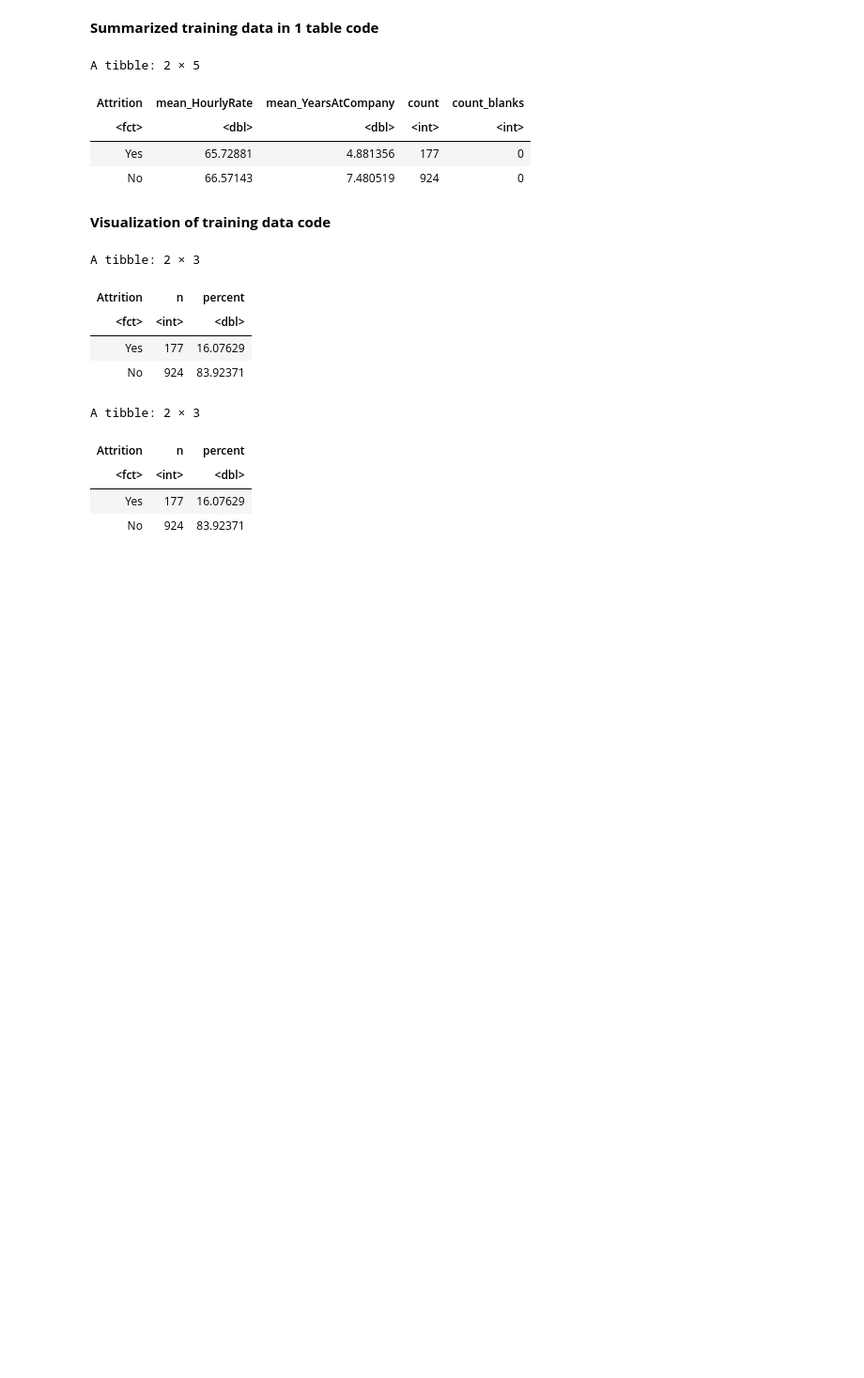
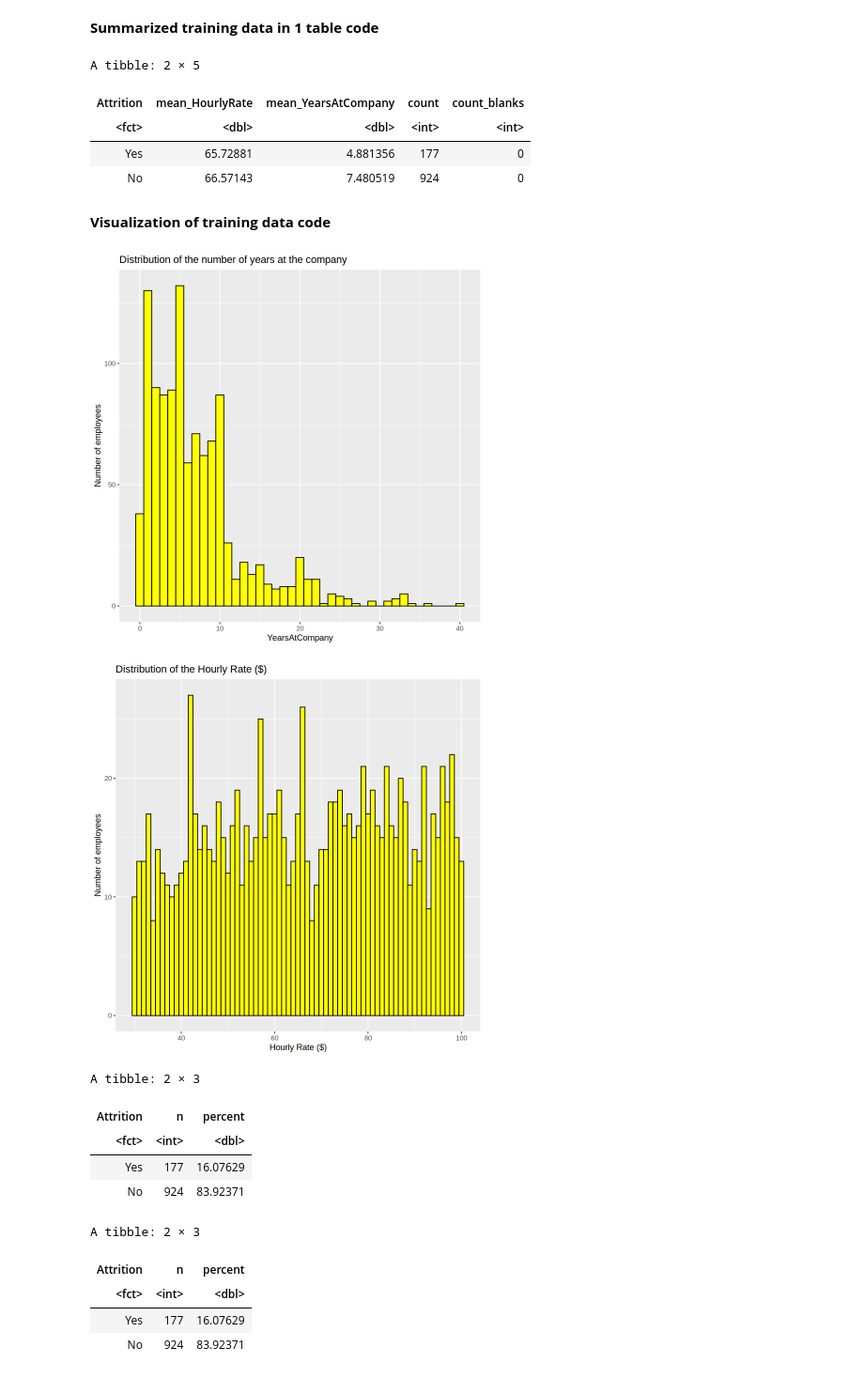
Before and after one commit to wenshanli1231/DSCI-Group-Project, a Jupyter notebook: Project Proposal.ipynb, the cells around one changed output. Shown: that part at 94% size. Cells and saved outputs as stored; diff of their text form; code cells hidden in the pictures; blank space fills up the shorter version.

Commit message:
added visualizations

```diff
--- a/Project Proposal.ipynb
+++ b/Project Proposal.ipynb
@@ -95,13 +95,25 @@ A tibble: 2 × 5
 # %% [markdown]
 **Visualization of training data code**
 # %%
-attrition_plot1 <- ggplot(attrition_train, aes(x = YearsAtCompany)) +
-            geom_histogram(binwidth = 5, fill = "yellow", color = "black") +
+attrition_plot_years_at_company <- ggplot(attrition_train, aes(x = YearsAtCompany)) +
+            geom_histogram(binwidth = 1, fill = "yellow", color = "black") +
             ylab("Number of employees") +  #Standarized or unstandardized
-            labs(title = "Distribution") +
-            facet_grid(rows = vars(HourlyRate))
+            labs(title = "Distribution of the number of years at the company")
 
-attrition_plot1
+
+attrition_plot_years_at_company
+
+
+attrition_plot_hourly_rate <- ggplot(attrition_train, aes(x = HourlyRate)) +
+            geom_histogram(binwidth = 1, fill = "yellow", color = "black") +
+            xlab("Hourly Rate ($)") +
+            ylab("Number of employees") +  #Standarized or unstandardized
+            labs(title = "Distribution of the Hourly Rate ($)")
+
+attrition_plot_hourly_rate
+# %% [output]
+[figure, added]
+[figure, added]
 # %%
 attrition_proportions <- attrition_train |>
                       group_by(Attrition) |>
```
